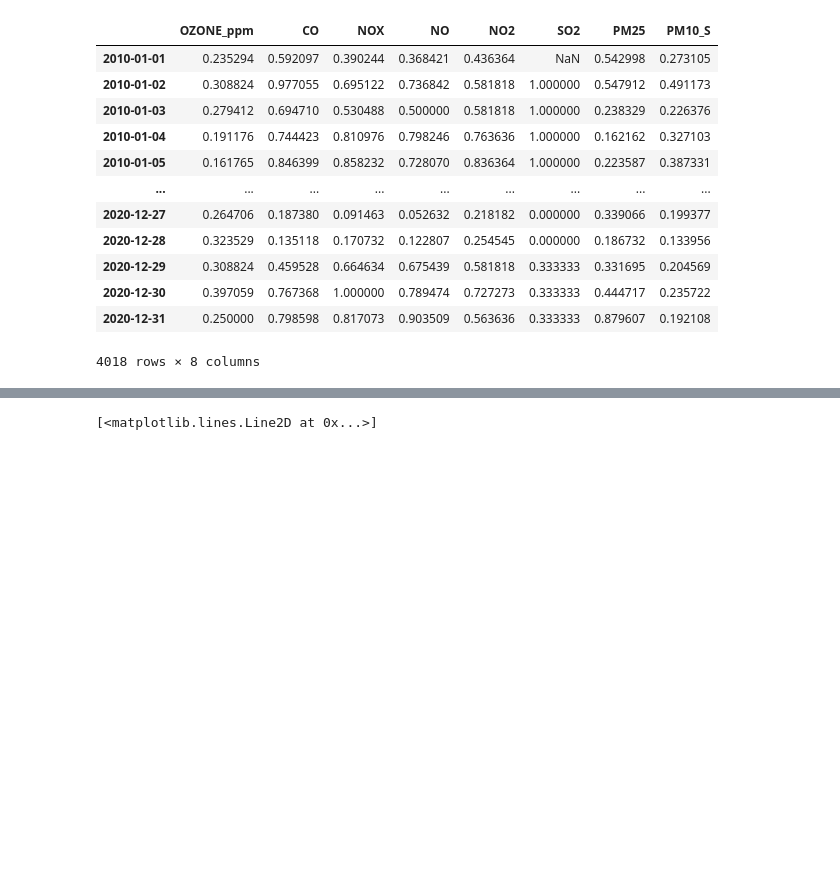
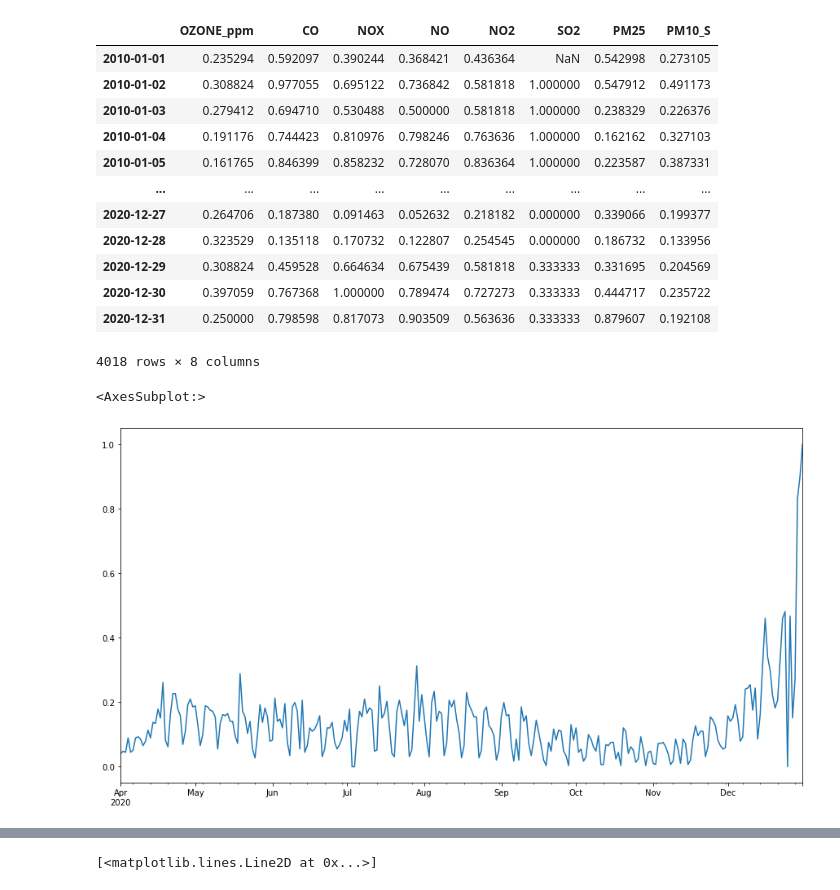
Before and after one commit to kevinmarlis/air-pollution-and-health, a Jupyter notebook: Covid/Covid Impacts on Air/Plots.ipynb, the cells around one changed output, grey strips where cells are left out. Drawn from its saved outputs; the diff is of its cells as text; code cells hidden in the pictures; blank space fills up the shorter version.

```diff
--- a/Covid/Covid Impacts on Air/Plots.ipynb
+++ b/Covid/Covid Impacts on Air/Plots.ipynb
@@ -111,4 +111,10 @@ covid_norm_df = covid_df.copy(deep=True)
 max_val = covid_df['mortality_rate'].max()
 min_val = covid_df['mortality_rate'].min()
 covid_norm_df['mortality_rate'] = (covid_df['mortality_rate'] - min_val) / (max_val - min_val)
+# %%
+fig, ax = plt.subplots(nrows=1, ncols=1, figsize=(15, 8), sharex=True, sharey=True)
+covid_norm_df['2020-04-01':]['mortality_rate'].plot()
+# %% [output]
+<AxesSubplot:>
+[figure, added]
 # %%
```
Also changed, not shown: parts of 2 cells of this notebook.
